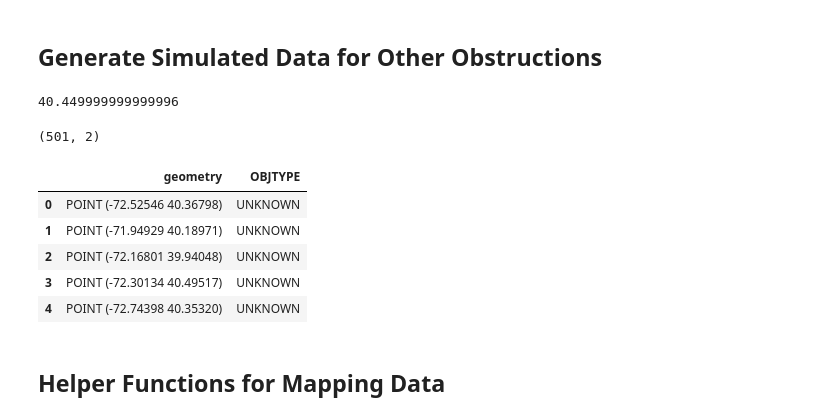
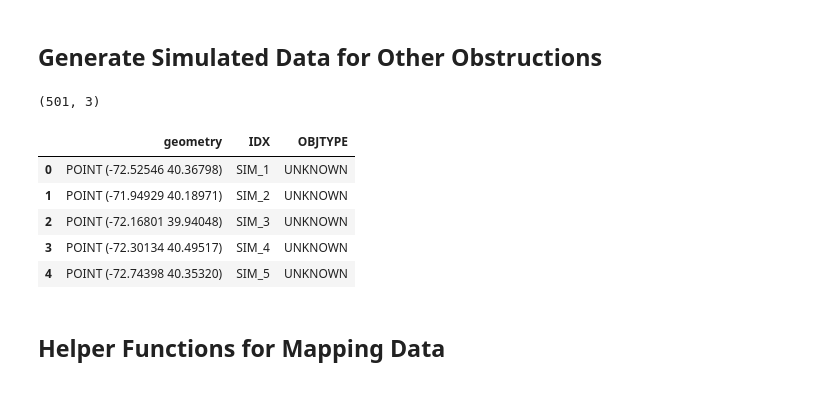
Before and after one commit to Data-Science-for-Conservation/Ocean_GIS_for_Python, a Jupyter notebook: GIS_Analysis.ipynb, the cells around one changed output. Saved outputs shown, nothing was run; the diff lists cells and outputs as text; code cells hidden in the pictures.

```diff
--- a/GIS_Analysis.ipynb
+++ b/GIS_Analysis.ipynb
@@ -468,10 +468,6 @@ awois_wrecks.shape[0] + awois_obs.shape[0] + enc_wrecks.shape[0] == known_wrecks
 True
 # %% [markdown]
 ## Generate Simulated Data for Other Obstructions
-# %%
-40.15000 + .3
-# %% [output]
-40.449999999999996
 # %%
 # Set random seed
 np.random.seed(42)
@@ -496,18 +492,21 @@ simu_points.insert(9, biela.loc[0, 'geometry'])
 # %%
 # Create GeoDataFrame of simulated points
 simu_obs = gpd.GeoDataFrame(simu_points, columns=['geometry'], crs='EPSG:4326')
+
+# Add columns to match other GeoDataFrames
+simu_obs['IDX'] = ['SIM_{}'.format(n) for n in range(1, simu_obs.shape[0] + 1)]
 simu_obs['OBJTYPE'] = 'UNKNOWN'
 
 print(simu_obs.shape)
 simu_obs.head()
 # %% [output]
-(501, 2)
+(501, 3)
-|  | geometry | OBJTYPE |
-| 0 | POINT (-72.52546 40.36798) | UNKNOWN |
-| 1 | POINT (-71.94929 40.18971) | UNKNOWN |
-| 2 | POINT (-72.16801 39.94048) | UNKNOWN |
-| 3 | POINT (-72.30134 40.49517) | UNKNOWN |
-| 4 | POINT (-72.74398 40.35320) | UNKNOWN |
+|  | geometry | IDX | OBJTYPE |
+| 0 | POINT (-72.52546 40.36798) | SIM_1 | UNKNOWN |
+| 1 | POINT (-71.94929 40.18971) | SIM_2 | UNKNOWN |
+| 2 | POINT (-72.16801 39.94048) | SIM_3 | UNKNOWN |
+| 3 | POINT (-72.30134 40.49517) | SIM_4 | UNKNOWN |
+| 4 | POINT (-72.74398 40.35320) | SIM_5 | UNKNOWN |
 # %% [markdown]
 ## Helper Functions for Mapping Data
 # %%
```
Also changed, not shown: parts of 8 cells of this notebook.
